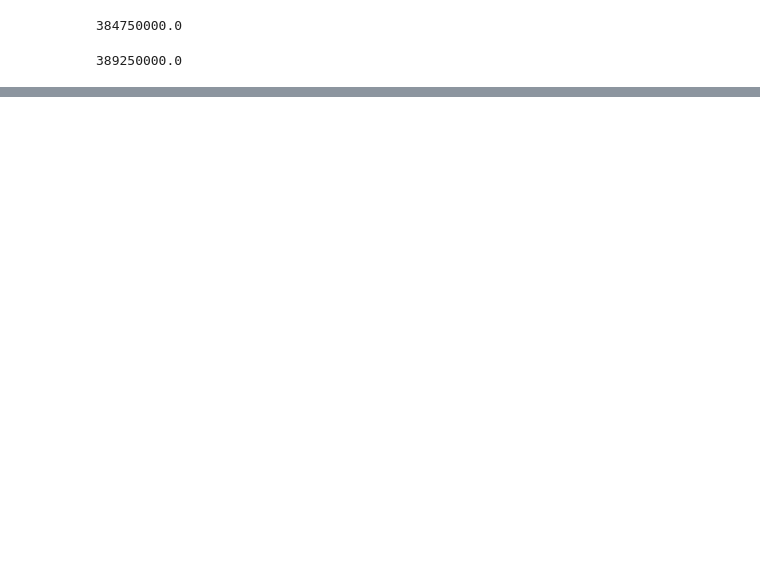
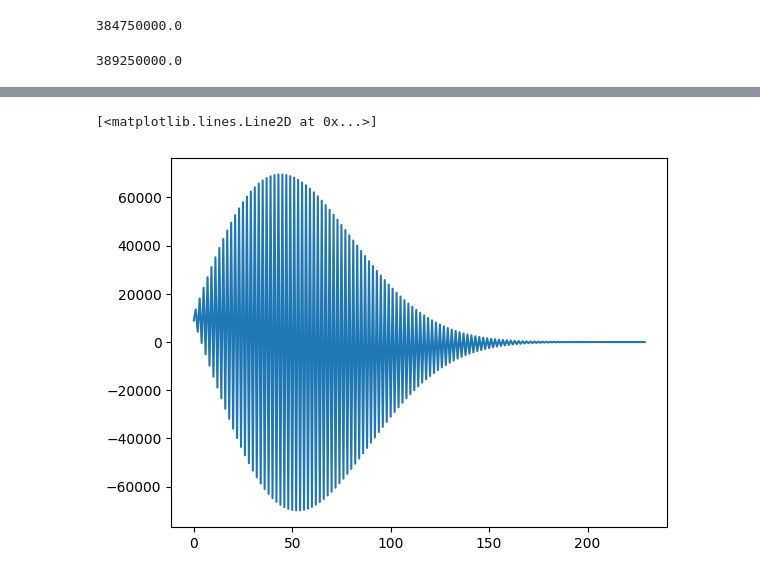
Before and after one commit to Duanyll/h743framework, a Jupyter notebook: SignalNet/bandpass.ipynb, the cells around one changed output, grey strips where cells are left out. Drawn from its saved outputs; the diff is of its cells as text; code cells hidden in the pictures; blank space fills up the shorter version.

```diff
--- a/SignalNet/bandpass.ipynb
+++ b/SignalNet/bandpass.ipynb
@@ -209,0 +268,6 @@ detect_carrier_frequency(
+# %%
+x_proj = np.linalg.solve(A.T @ A, A.T @ b)
+plt.plot(x_proj)
+# %% [output]
+[<matplotlib.lines.Line2D at 0x...>]
+[figure, added]
```
Also changed, not shown: parts of 7 cells of this notebook, 5 other files.
